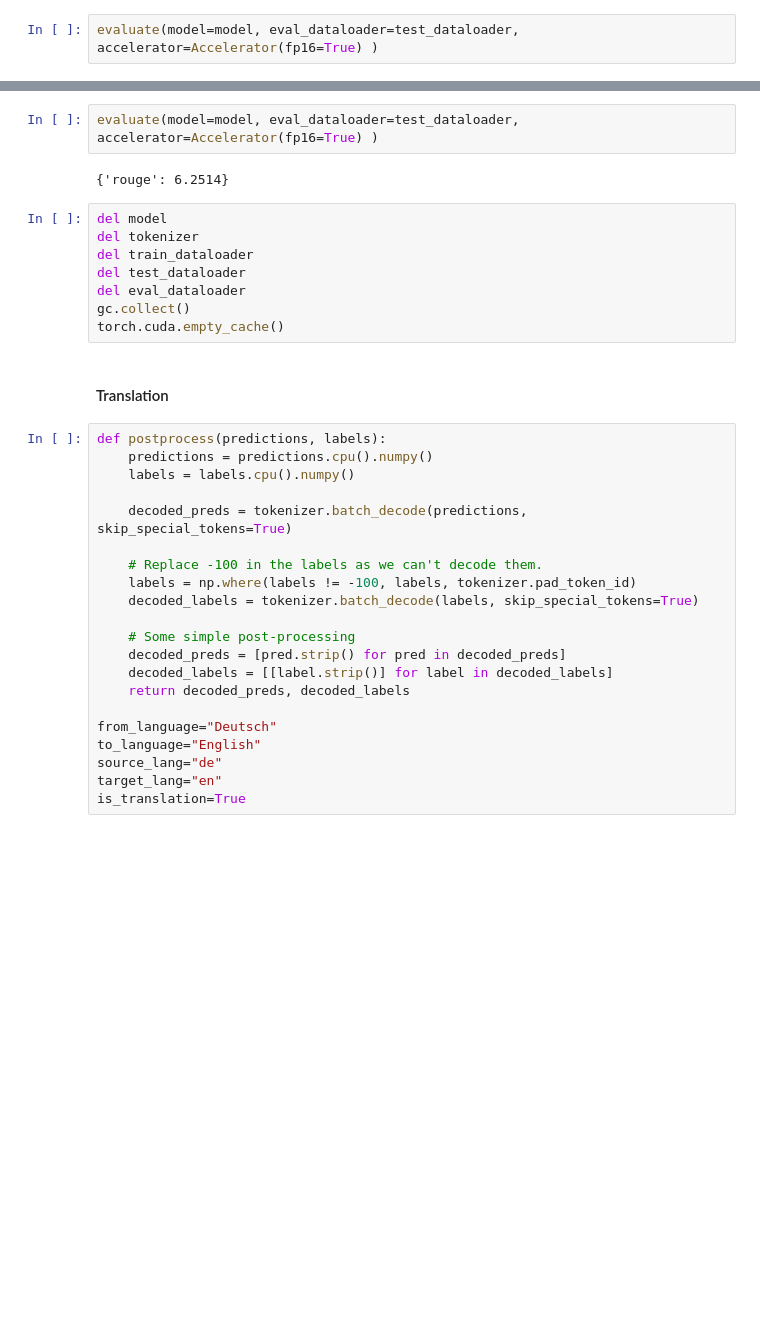
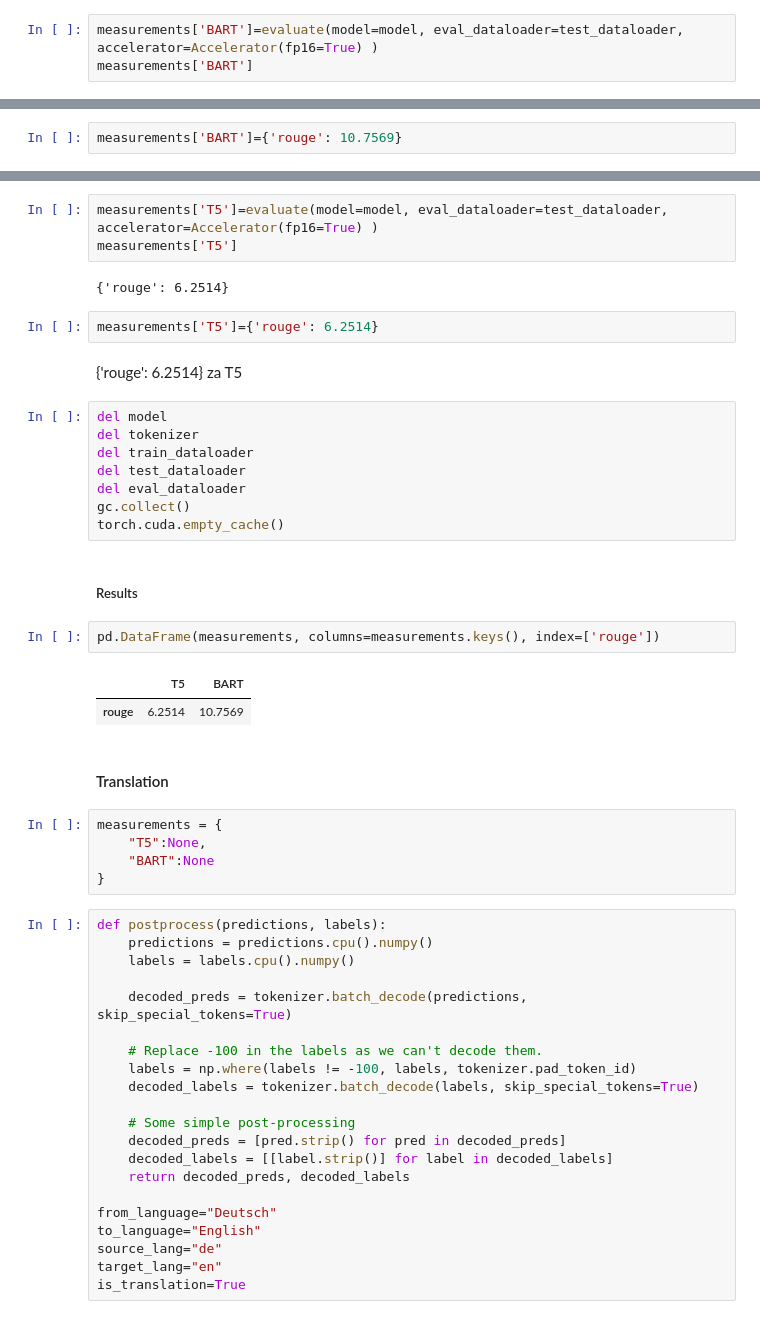
Before and after one commit to Zamachi/hugging-face-model-finetuning, a Jupyter notebook: Diplomski_projekat.ipynb, the cells around one changed output, grey strips where cells are left out. Drawn from its saved outputs; the diff is of its cells as text; blank space fills up the shorter version.

```diff
--- a/Diplomski_projekat.ipynb
+++ b/Diplomski_projekat.ipynb
@@ -1750,4 +1788,5 @@ Terminating because of training time limit.
 # %% [markdown]
 Evaluacija nakon treninga
 # %%
-evaluate(model=model, eval_dataloader=test_dataloader, accelerator=Accelerator(fp16=True) )
+measurements['BART']=evaluate(model=model, eval_dataloader=test_dataloader, accelerator=Accelerator(fp16=True) )
+measurements['BART']
@@ -1753,0 +1795,2 @@ evaluate(model=model, eval_dataloader=test_dataloader, accelerator=Accelerator(f
+# %%
+measurements['BART']={'rouge': 10.7569}
@@ -1837,9 +1882,14 @@ notebook_launcher(training_procedure, args=args, use_fp16=True, num_processes=1)
 # %% [markdown]
 Evaluacija nakon treninga
 # %%
-evaluate(model=model, eval_dataloader=test_dataloader, accelerator=Accelerator(fp16=True) )
+measurements['T5']=evaluate(model=model, eval_dataloader=test_dataloader, accelerator=Accelerator(fp16=True) )
+measurements['T5']
 # %% [output]
 {'rouge': 6.2514}
+# %%
+measurements['T5']={'rouge': 6.2514}
+# %% [markdown]
+{'rouge': 6.2514} za T5
 # %%
 del model
 del tokenizer
@@ -1848,8 +1898,20 @@ del test_dataloader
 del eval_dataloader
 gc.collect()
 torch.cuda.empty_cache()
+# %% [markdown]
+##### Results
+# %%
+pd.DataFrame(measurements, columns=measurements.keys(), index=['rouge'])
+# %% [output]
+|  | T5 | BART |
+| rouge | 6.2514 | 10.7569 |
 # %% [markdown]
 #### Translation
+# %%
+measurements = {
+    "T5":None,
+    "BART":None
+}
 # %%
 def postprocess(predictions, labels):
     predictions = predictions.cpu().numpy()
```
Also changed, not shown: parts of 73 cells of this notebook, 1 other file.
